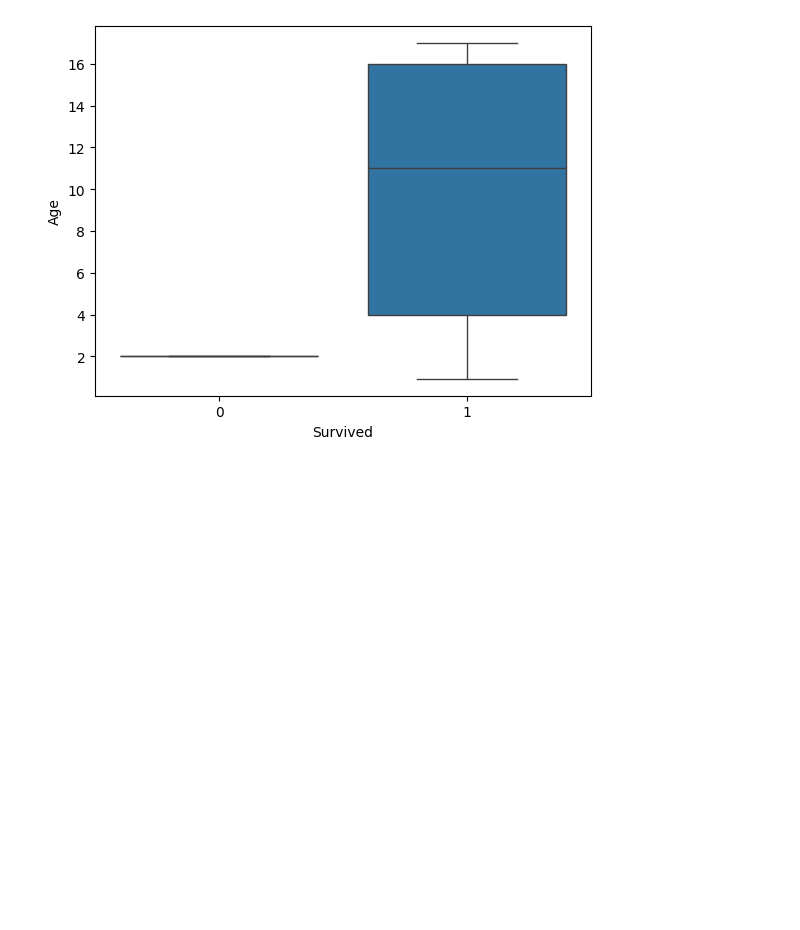
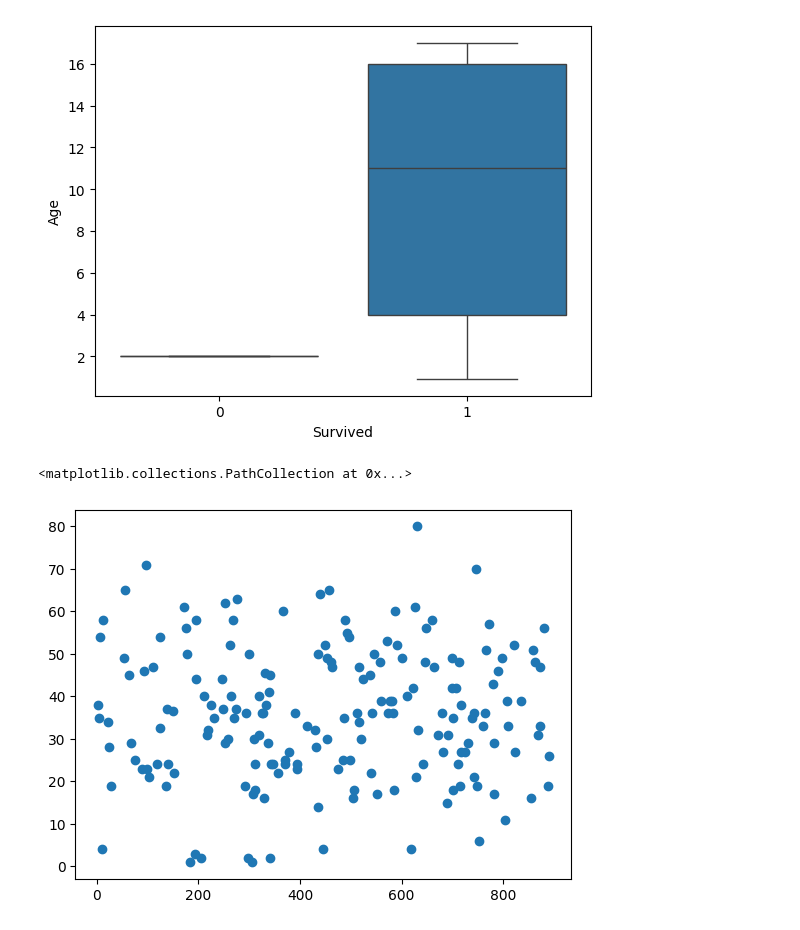
Before and after one commit to Neykone/Titanic, a Jupyter notebook: Titanic.ipynb, the cells around one changed output. Drawn from its saved outputs; the diff is of its cells as text; code cells hidden in the pictures; blank space fills up the shorter version.

```diff
--- a/Titanic.ipynb
+++ b/Titanic.ipynb
@@ -177,3 +197,8 @@ sns.boxplot(x='Survived',y='Age',data=enfant)
 # %% [output]
 <Axes: xlabel='Survived', ylabel='Age'>
 [figure]
+# %%
+plt.scatter(df['PassengerId'],df['Age'])
+# %% [output]
+<matplotlib.collections.PathCollection at 0x...>
+[figure, added]
```
Also changed, not shown: parts of 16 cells of this notebook.
